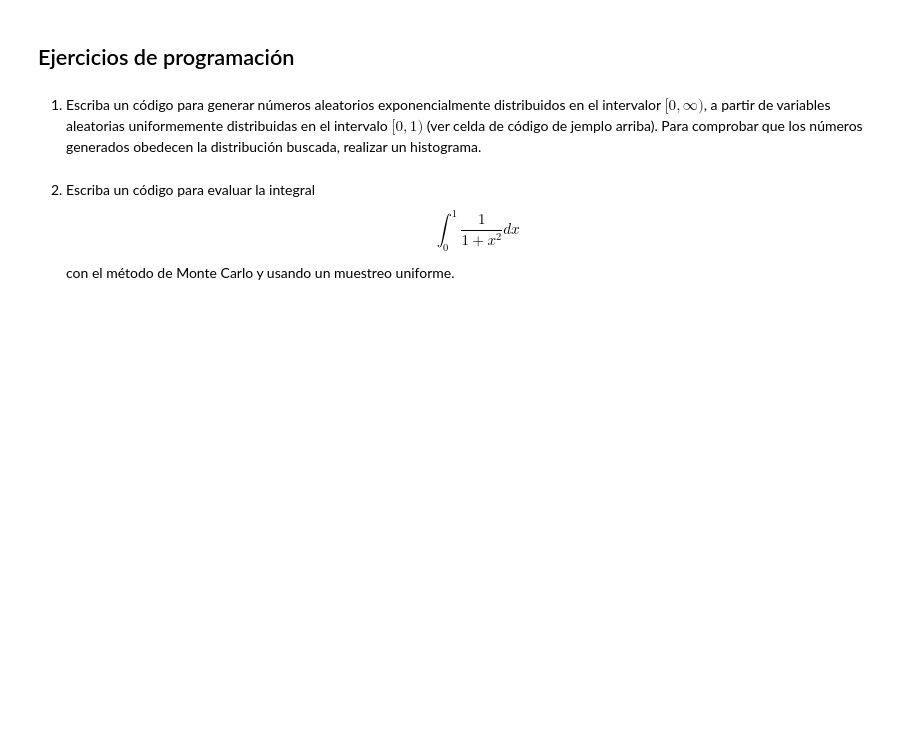
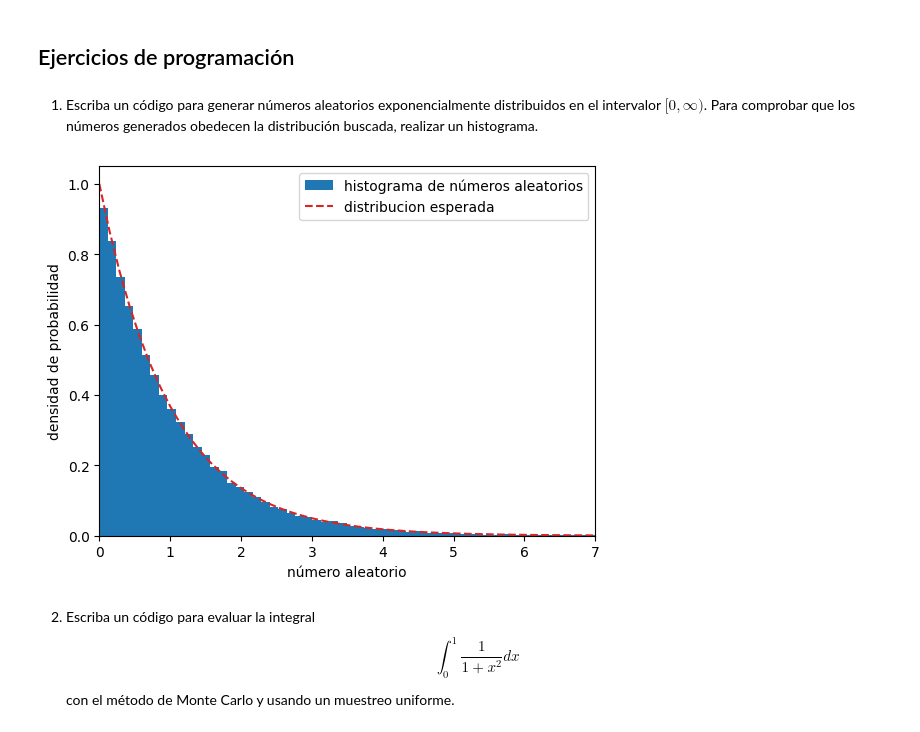
Before and after one commit to fernandezfran/metcomp, a Jupyter notebook: guias/guia4.ipynb, the cells around one changed output. Cells and saved outputs as stored; diff of their text form; code cells hidden in the pictures; blank space fills up the shorter version.

Commit message:
números aleatorios

```diff
--- a/guias/guia4.ipynb
+++ b/guias/guia4.ipynb
@@ -40,6 +40,23 @@ plt.show()
 # %% [markdown]
 ## Ejercicios de programación
 # %% [markdown]
-1. Escriba un código para generar números aleatorios exponencialmente distribuidos en el intervalor $[0, \infty)$, a partir de variables aleatorias uniformemente distribuidas en el intervalo $[0, 1)$ (ver celda de código de jemplo arriba). Para comprobar que los números generados obedecen la distribución buscada, realizar un histograma.
+1. Escriba un código para generar números aleatorios exponencialmente distribuidos en el intervalor $[0, \infty)$. Para comprobar que los números generados obedecen la distribución buscada, realizar un histograma.
+# %%
+# rand_values = - np.log(1 - np.random.rand(100000))
+rand_values = np.random.exponential(size=100000)
+
+plt.hist(rand_values, bins=100, density=True, label="histograma de números aleatorios")
+
+xvals = np.linspace(0, 7)
+yvals = np.exp(-xvals)
+plt.plot(xvals, yvals, color="tab:red", linestyle="dashed", label="distribucion esperada")
+plt.xlim((0, 7))
+
+plt.ylabel("densidad de probabilidad")
+plt.xlabel("número aleatorio")
+plt.legend()
+plt.show()
+# %% [output]
+[figure, added]
 # %% [markdown]
 2. Escriba un código para evaluar la integral $$\int_0^1 \frac{1}{1 + x^2} dx$$ con el método de Monte Carlo y usando un muestreo uniforme.
```
Also changed, not shown: parts of 7 cells of this notebook, 1 other file.
